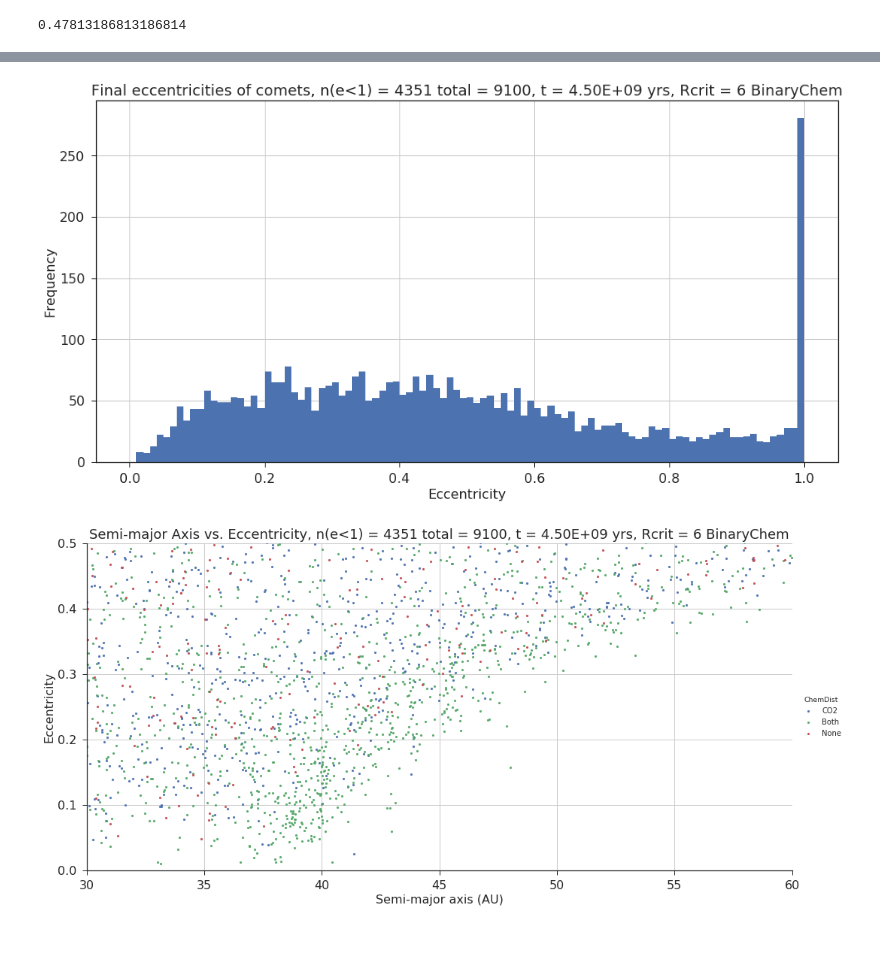
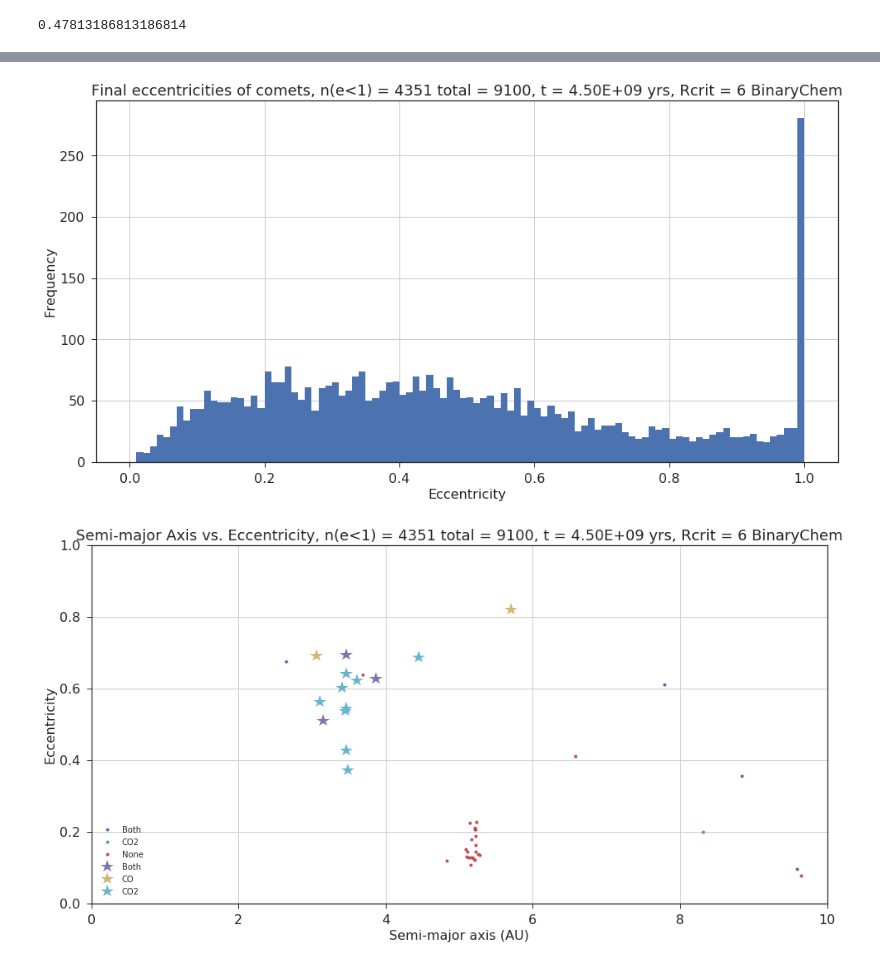
Before and after one commit to Michael-WC-Wong/Comets-Rebound-Sims, a Jupyter notebook: Output_Analysis.ipynb, the cells around one changed output, grey strips where cells are left out. Cells and saved outputs as stored; diff of their text form; code cells hidden in the pictures; blank space fills up the shorter version.

Commit message:
Added observed chemical volatiles of existing comets

```diff
--- a/Output_Analysis.ipynb
+++ b/Output_Analysis.ipynb
@@ -273,0 +266,21 @@ print((orbits_conc['e'] < 1.).sum()/len(orbits_conc['e']))
+# %%
+#Add in known comet volatile ratios from current research
+Names_obs = ["1P/Halley","153P/Ikeya-Zhang","8P/Tuttle","64P/Swift-Gehrels","19P/Borrelly","103P/Hartley 2","144P/Kushida",
+            "67P/Churyumov-Gerasimenko","73P/Schwassmann-Wachmann 3-C","157P/Tritton","22P/Kopff","81P/Wild 2","88P/Howell",
+            "118P/Shoemaker-Levy 4","9P/Tempel 1","116P/Wild 4","C/1979 Y1 Bradfield","C/1989 X1 Austin",
+            "C/1990 K1 Levy","C/1995 O1 Hale-Bopp","C/1996 B2 Hyakutake","C/1999 H1 Lee","C/1999 S4 (LINEAR)",
+            "C/2000 WM1 LINEAR","C/2001 A2 LINEAR","C/2004 Q2 Machholz","C/2006 OF2 Broughton","C/2007 N3 Lulin",
+            "C/2007 Q3 Siding Spring","C/2008 Q3 Garradd","C/2009 P1 Garradd"]
+a_obs = [17.834,51.214,5.702,4.451,3.609,3.469,3.866,3.464,3.063,3.412,3.459,3.452,3.110,3.466,3.146,3.485,45.259,
+        -1529.839,-1498.666,182.052,2272.079,2775.377,-7227.979,-2286.223,2530.530,2403.325,-3101.674,72415.000,-9454.117,
+        8926.033,-1555.613]
+e_obs = [0.967,0.990,0.820,0.688,0.623,0.694,0.628,0.640,0.692,0.601,0.544,0.537,0.562,0.428,0.510,0.372,0.988,
+        1.000,1.001,0.995,0.999,0.999,1.000,1.000,0.999,0.999,1.001,0.999,1.000,0.999,1.000]
+Chem_obs = ["Both","CO","CO","CO2","CO2","Both","Both","CO2","CO","CO2","CO2","CO2","CO2","CO2","Both","CO2","Both",
+           "Both","Both","CO","CO","CO","CO","CO","CO","CO","CO2","Both","CO2","Both","Both"]
+
+observed_orbits = pd.DataFrame({'Names_obs' : Names_obs,
+                                'a_obs' : a_obs,
+                                'e_obs' : e_obs,
+                                'Chem_obs' : Chem_obs})
+observed_orbits
@@ -274,20 +305,20 @@ print((orbits_conc['e'] < 1.).sum()/len(orbits_conc['e']))
 # %%
 #Plot histograms and graph of comet semi-major axes and eccentricities (final positions)
 
 #timescale = '%.2E' % Decimal(t_list[-1])
 timescale = '%.2E' % 4.5e9
 
-def get_hists_and_a_e(orbits_a,orbits_e,df,ChemDist,sim_name_,timescale,Rcrit):
+def get_hists_and_a_e(orbits_a,orbits_e,df,df2,ChemDist,sim_name_,timescale,Rcrit):
     plot_a_hist(orbits_a,sim_name_,timescale,Rcrit,ChemDist)
     plot_e_hist(orbits_e,sim_name_,timescale,Rcrit,ChemDist)
-    plot_a_e(df,sim_name_,timescale,Rcrit,ChemDist)
+    plot_a_e(df,df2,sim_name_,timescale,Rcrit,ChemDist)
 
-get_hists_and_a_e(list(orbits_conc["a"]),list(orbits_conc["e"]),orbits_conc,ChemDist,
+get_hists_and_a_e(list(orbits_conc["a"]),list(orbits_conc["e"]),orbits_conc,observed_orbits,ChemDist,
                       "n(e<1) = "+str((orbits_conc['e'] < 1.).sum())+" total = "+str(len(orbits_conc['e'])),str(timescale),Rcrit)
 # %% [output]
 [figure]
 [figure]
-[figure, old version]
+[figure, new version]
 # %%
 #Plot orbit distances wrt time
 
```
Also changed, not shown: parts of 4 cells of this notebook.
